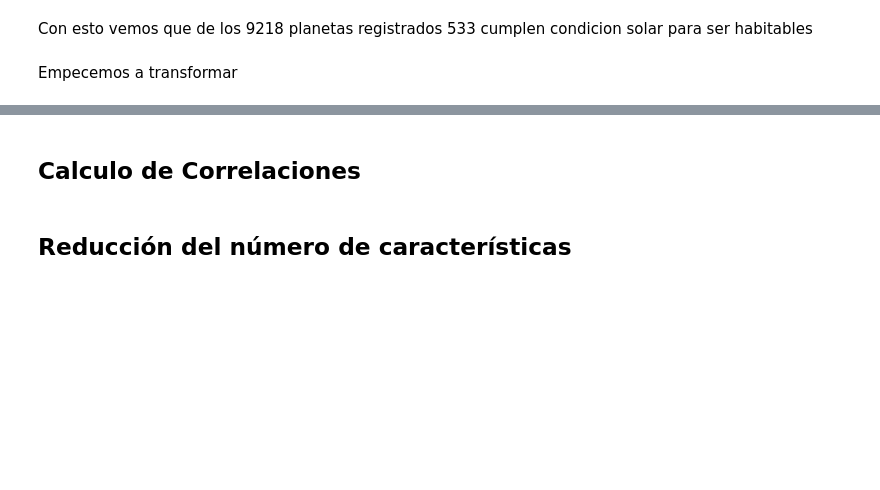
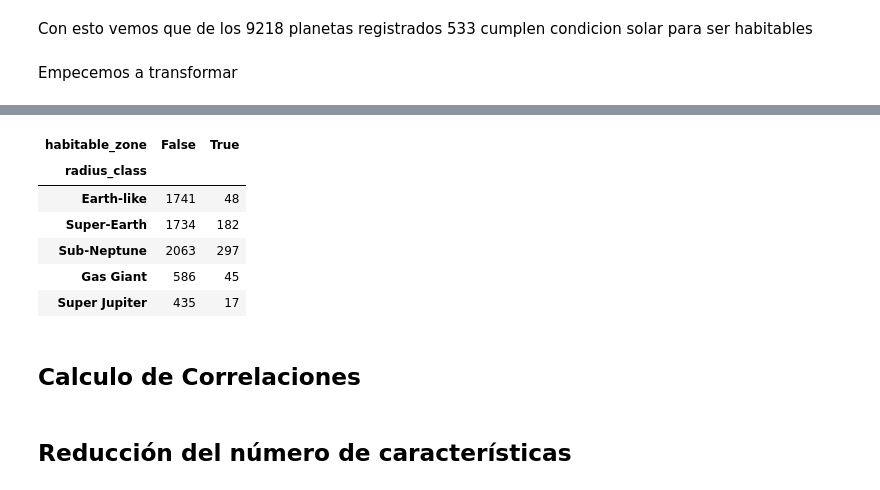
Before and after one commit to lvalencia232/KeplerExoplanet, a Jupyter notebook: kepler_exoplanet.ipynb, the cells around one changed output, grey strips where cells are left out. Cells and saved outputs as stored; diff of their text form; code cells hidden in the pictures; blank space fills up the shorter version.

```diff
--- a/kepler_exoplanet.ipynb
+++ b/kepler_exoplanet.ipynb
@@ -505,0 +528,4 @@ Empecemos a transformar
+# %%
+#solo por curiosidad veamos la gravedad en la superficie de los planetas, para esto debemos deshacer el log base 10 en el que vienen
+df_copy2['surface_gravity'] = 10 ** df_copy2['koi_slogg']
+df_copy2['surface_gravity']
@@ -505,0 +578,5 @@ Empecemos a transformar
+# %%
+#clasifiquemos a los planetas de acuerdo a su tamaño
+bins = [0, 1.25, 2, 4, 10, 20]
+labels = ['Earth-like', 'Super-Earth', 'Sub-Neptune', 'Gas Giant', 'Super Jupiter']
+df_copy2['radius_class'] = pd.cut(df_copy2['koi_prad'], bins=bins, labels=labels)
@@ -506,3 +610,17 @@ Empecemos a transformar
+# %%
+#creamos la columna que codifica lo que ya habiamos sacado sobre la zona habitable
+df_copy2['habitable_zone'] = df_copy2['koi_insol'].between(0.25, 2)
+# %%
+pd.crosstab(df_copy2['radius_class'], df_copy2['habitable_zone'])
+#con esto podremos ver por tamaño cuales estan en la zona habitable
+# %% [output]
+| habitable_zone | False | True |
+| radius_class |  |  |
+| Earth-like | 1741 | 48 |
+| Super-Earth | 1734 | 182 |
+| Sub-Neptune | 2063 | 297 |
+| Gas Giant | 586 | 45 |
+| Super Jupiter | 435 | 17 |
 # %% [markdown]
 ## Calculo de Correlaciones
 # %%
```
Also changed, not shown: parts of 11 cells of this notebook.
